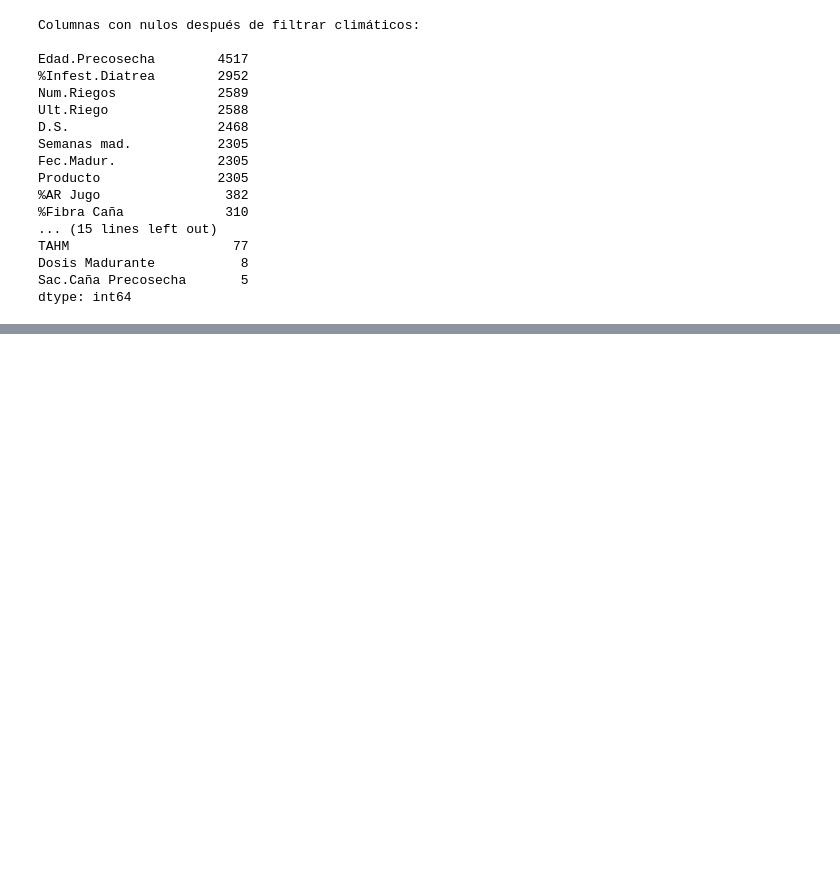
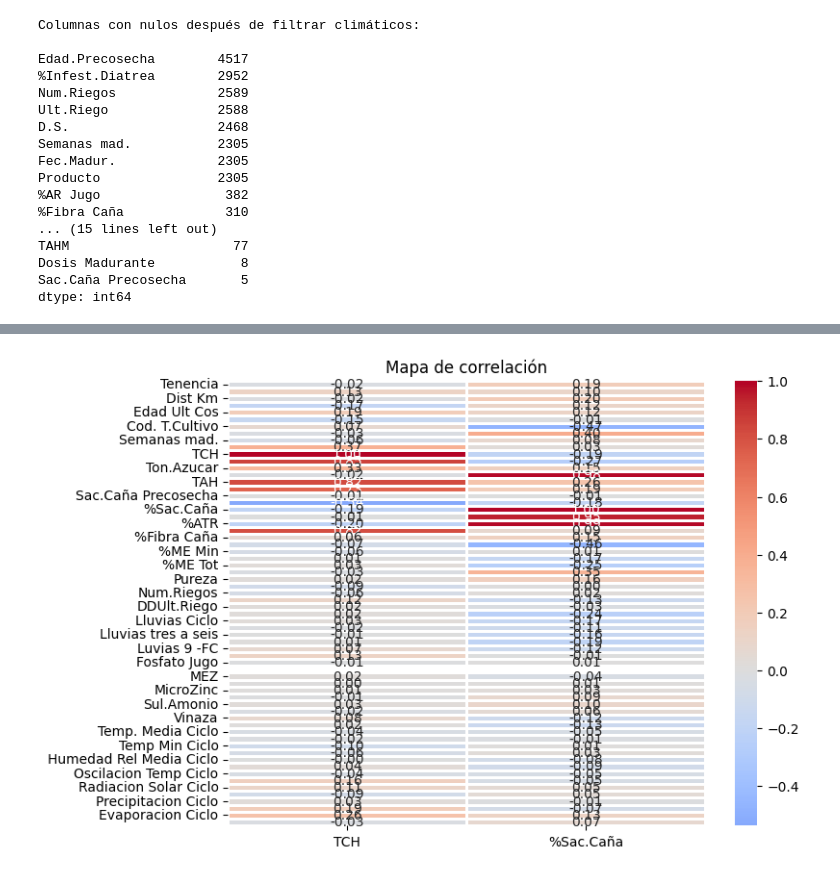
Before and after one commit to Joules17/aprendizaje-automatico-1-taller-practico, a Jupyter notebook: EDA.ipynb, the cells around one changed output, grey strips where cells are left out. Cells and saved outputs as stored; diff of their text form; code cells hidden in the pictures; blank space fills up the shorter version.

```diff
--- a/EDA.ipynb
+++ b/EDA.ipynb
@@ -92,6 +92,7 @@ df[CHEM_FEATURES] = df[CHEM_FEATURES].fillna(0)
 Se observa un porcentaje en comun con variables relacionadas con condiciones climáticas (78.456271%) por esa razón, se procede a agruparlas en la categoría de weather features
 # %%
 WEATHER_FEATURES = ['Humedad Rel Media Ciclo', 'Temp. Media 0-3', 'Oscilacion Temp Med 0-3', 'Temp. Media Ciclo', 'Temp Max Ciclo', 'Humedad Rel Media 0-3 ', 'Radiacion Solar Ciclo', 'Evaporacion 0-3', 'Precipitacion Ciclo', 'Evaporacion Ciclo', 'Temp Min Ciclo', 'Oscilacion Temp Ciclo', 'Radicion Solar 0-3', 'Precipitacion 0_3']
+TARGET = ['TCH', '%Sac.Caña']
 # %%
 df_filtered_weather = df.dropna(subset=WEATHER_FEATURES, how="any")
 df_filtered_weather.head(3)
@@ -157,3 +158,6 @@ TAHM                     77
 Dosis Madurante           8
 Sac.Caña Precosecha       5
 dtype: int64
+# %%
+numeric_df = df_filtered_weather.select_dtypes(include=['float64', 'int64'])
+numeric_df.info()
@@ -159,0 +182,4 @@ dtype: int64
+# %%
+numeric_df['Período_Mes'] = numeric_df['Período'].astype(str).str[-2:].astype(int)
+# %%
+numeric_df = numeric_df.drop(columns =['Período'])
@@ -159,0 +203,15 @@ dtype: int64
+# %%
+corr = numeric_df.corr()
+
+plt.figure(figsize=(15,15))
+sns.heatmap(corr[TARGET],
+            annot=True,      # Muestra los valores de correlación
+            cmap="coolwarm", # Colormap
+            center=0,        # Centro del mapa en 0
+            fmt=".2f",       # Formato de números
+            linewidths=0.5)  # Líneas entre celdas
+
+plt.title("Mapa de correlación")
+plt.show()
+# %% [output]
+[figure, added]
```
Also changed, not shown: parts of 5 cells of this notebook.
